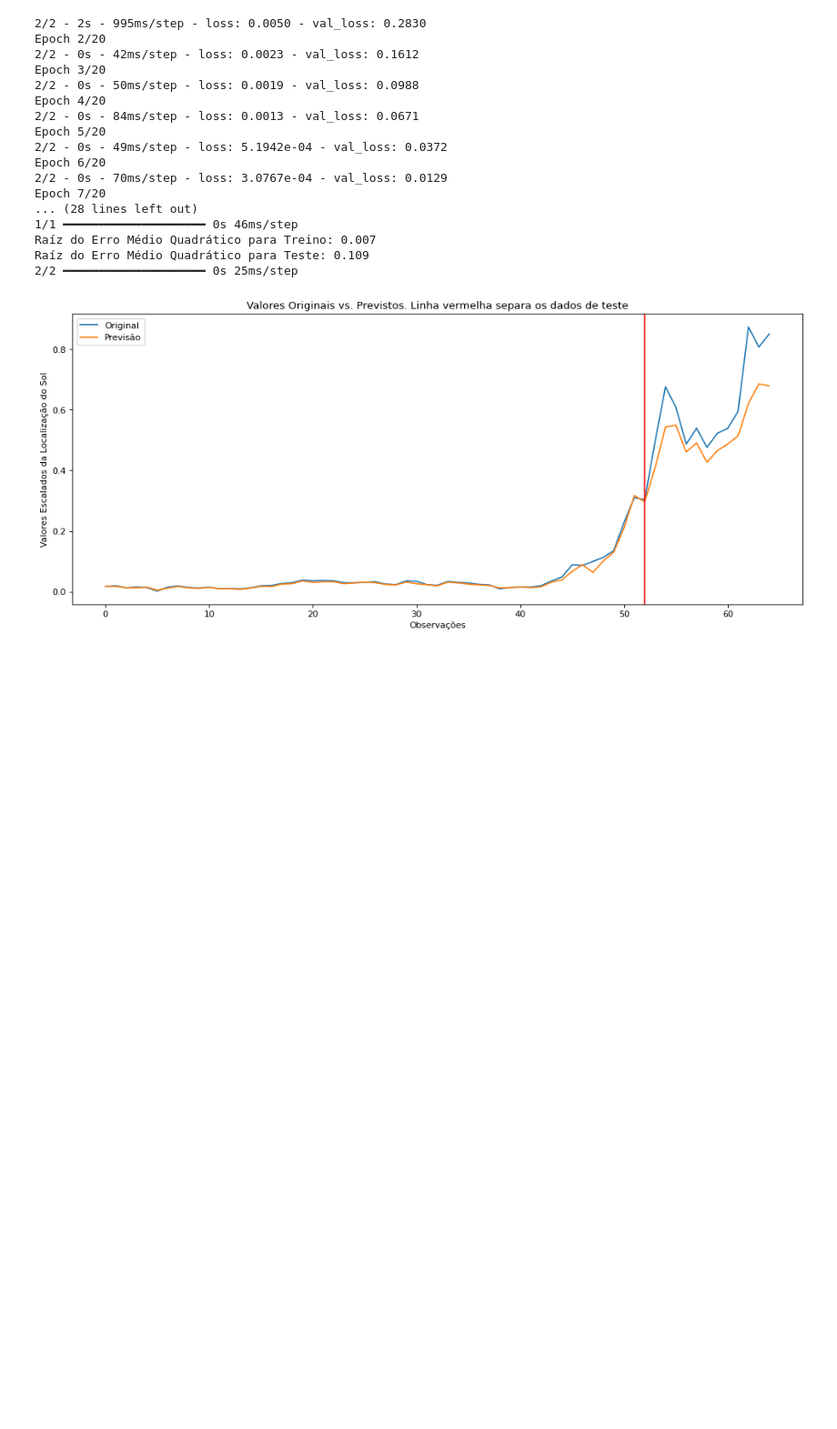
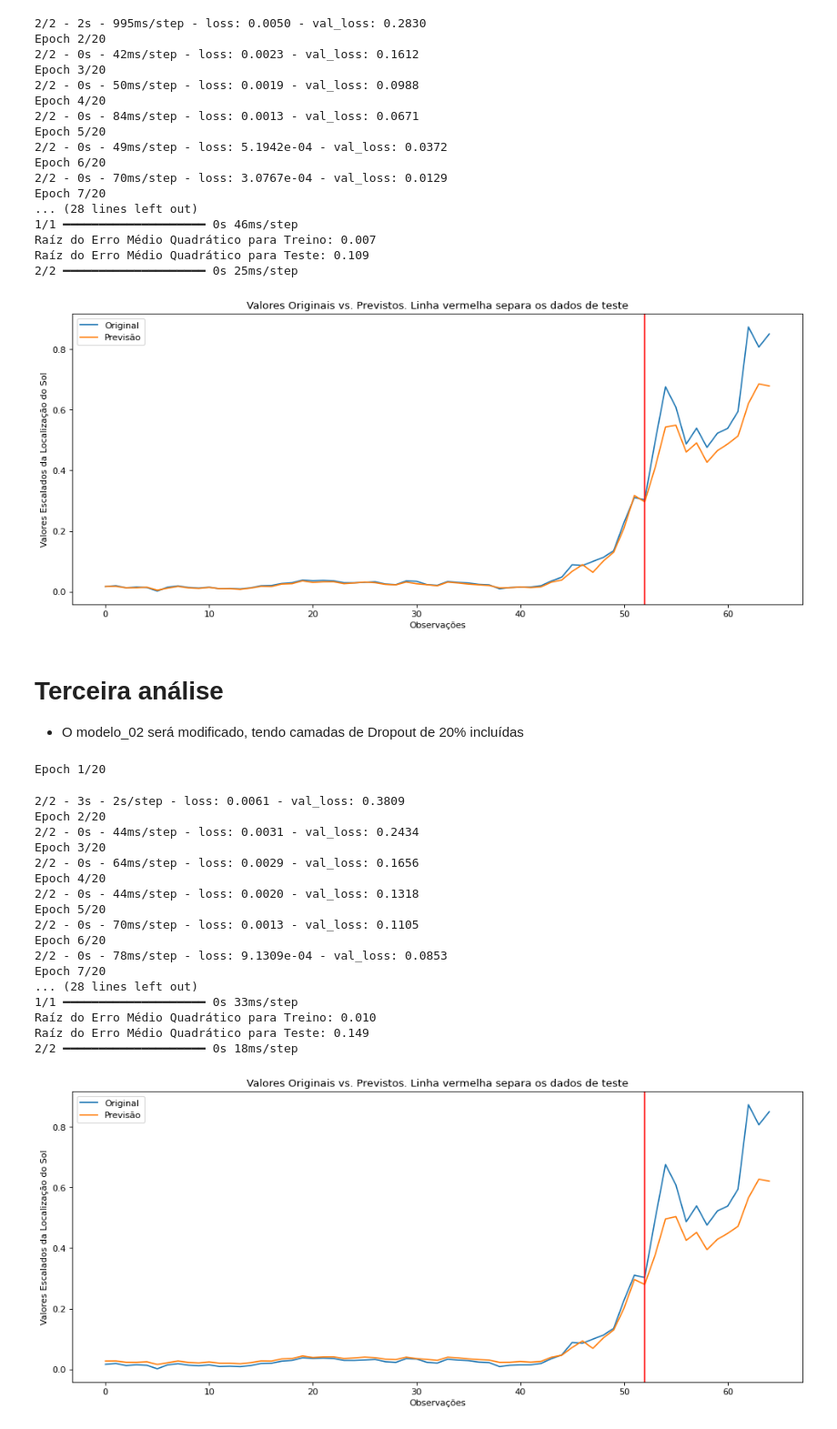
Before and after one commit to patriani/RNN_LSTM_Tesla_stock, a Jupyter notebook: ELT575_Semana3_ES119663.ipynb, the cells around one changed output. Shown at 91% size. Drawn from its saved outputs; the diff is of its cells as text; code cells hidden in the pictures; blank space fills up the shorter version.

Commit message:
Testes finalizados - Adicionar conclusões

```diff
--- a/ELT575_Semana3_ES119663.ipynb
+++ b/ELT575_Semana3_ES119663.ipynb
@@ -194,3 +194,68 @@ Raíz do Erro Médio Quadrático para Treino: 0.007
 Raíz do Erro Médio Quadrático para Teste: 0.109
 2/2 ━━━━━━━━━━━━━━━━━━━━ 0s 25ms/step
 [figure]
+# %% [markdown]
+# Terceira análise
+- O modelo_02 será modificado, tendo camadas de Dropout de 20% incluídas
+# %%
+
+df_XY_03,train_data_03,test_data_03 = load_and_prepare_data()
+
+# Same value of the previous test
+time_steps = 50
+
+# Prepating the train data frame
+trainX_03, trainY_03 = get_XY(train_data_03, time_steps)
+
+# Prepating the test data frame
+testX_03, testY_03 = get_XY(test_data_03, time_steps)
+
+def create_RNN(hidden_units, dense_units, input_shape, activation):
+    model = Sequential()
+    # Parameter return_sequences=True => SimpleRNN layer returns sequences so that the output has the same number of time steps as the input, making it compatible with the second SimpleRNN layer
+    model.add(LSTM(hidden_units, input_shape=input_shape,activation=activation[0],return_sequences=True))
+    model.add(Dropout(0.2))
+    model.add(LSTM(hidden_units, activation=activation[1]))
+    model.add(Dropout(0.2))
+    model.add(Dense(units=dense_units, activation=activation[1]))
+    model.compile(loss='mean_squared_error', optimizer='adam')
+    return model
+
+model_03 = create_RNN(hidden_units=50, dense_units=1, input_shape=(time_steps,1),activation=['tanh', 'tanh'])
+history = model_03.fit(trainX_03, trainY_03, validation_data=(testX_03, testY_03), epochs=20, batch_size=32, verbose=2)
+
+
+# make predictions
+train_predict_03 = model_03.predict(trainX_03)
+test_predict_03 = model_03.predict(testX_03)
+# Mean square error
+print_error(trainY_03, testY_03, train_predict_03, test_predict_03)
+
+
+# predicting
+predicted_03 = model_03.predict(trainX_03)
+predicted_prices_03 = scaler.inverse_transform(predicted_03)
+actual_prices_03 = scaler.inverse_transform(testY.reshape(-1, 1))
+
+# Plot the result
+plot_result(trainY_03, testY_03, train_predict_03, test_predict_03)
+# %% [output]
+Epoch 1/20
+2/2 - 3s - 2s/step - loss: 0.0061 - val_loss: 0.3809
+Epoch 2/20
+2/2 - 0s - 44ms/step - loss: 0.0031 - val_loss: 0.2434
+Epoch 3/20
+2/2 - 0s - 64ms/step - loss: 0.0029 - val_loss: 0.1656
+Epoch 4/20
+2/2 - 0s - 44ms/step - loss: 0.0020 - val_loss: 0.1318
+Epoch 5/20
+2/2 - 0s - 70ms/step - loss: 0.0013 - val_loss: 0.1105
+Epoch 6/20
+2/2 - 0s - 78ms/step - loss: 9.1309e-04 - val_loss: 0.0853
+Epoch 7/20
+... (28 lines left out)
+1/1 ━━━━━━━━━━━━━━━━━━━━ 0s 33ms/step
+Raíz do Erro Médio Quadrático para Treino: 0.010
+Raíz do Erro Médio Quadrático para Teste: 0.149
+2/2 ━━━━━━━━━━━━━━━━━━━━ 0s 18ms/step
+[figure, added]
```
Also changed, not shown: parts of 2 cells of this notebook.
